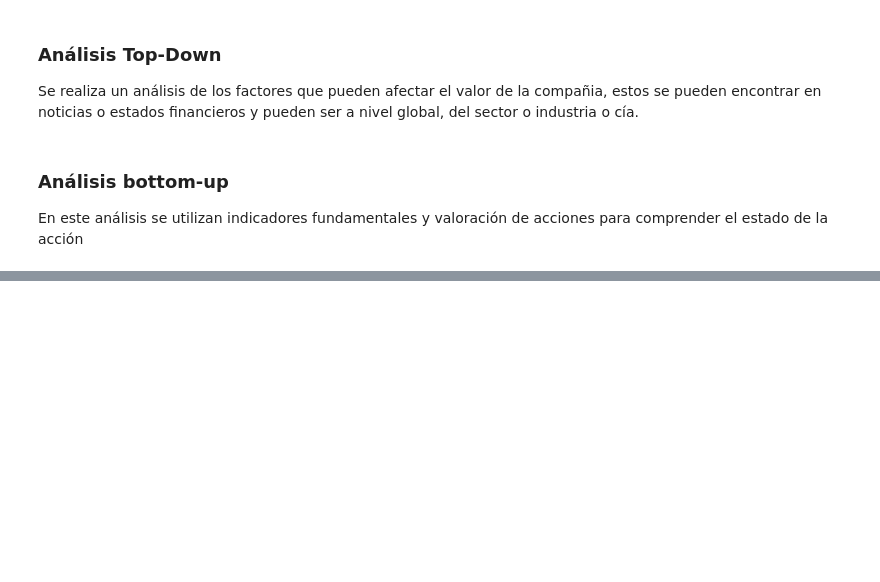
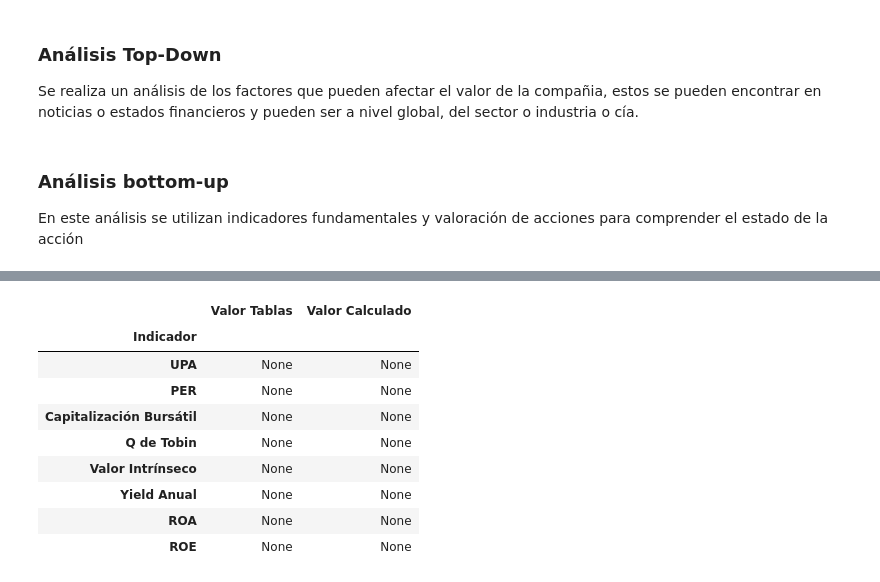
Before and after one commit to gabilang12/finanzas_corporativas, a Jupyter notebook: fc_parte_6.ipynb, the cells around one changed output, grey strips where cells are left out. Saved outputs shown, nothing was run; the diff lists cells and outputs as text; code cells hidden in the pictures; blank space fills up the shorter version.

```diff
--- a/fc_parte_6.ipynb
+++ b/fc_parte_6.ipynb
@@ -41,0 +208,20 @@ Relación precio_accion/utilidad_upa
+# %%
+#creamos un dataframe con la informacion que vamos a utilizar y al final comparar
+indicadores = pd.DataFrame()
+opciones = ['UPA', 'PER', 'Capitalización Bursátil', 'Q de Tobin', 'Valor Intrínseco', 'Yield Anual', 'ROA', 'ROE']
+indicadores["Indicador"] = opciones
+indicadores = indicadores.set_index('Indicador')
+indicadores["Valor Tablas"] = None
+indicadores["Valor Calculado"] = None
+indicadores
+# %% [output]
+|  | Valor Tablas | Valor Calculado |
+| Indicador |  |  |
+| UPA | None | None |
+| PER | None | None |
+| Capitalización Bursátil | None | None |
+| Q de Tobin | None | None |
+| Valor Intrínseco | None | None |
+| Yield Anual | None | None |
+| ROA | None | None |
+| ROE | None | None |
```
Also changed, not shown: parts of 25 cells of this notebook.
